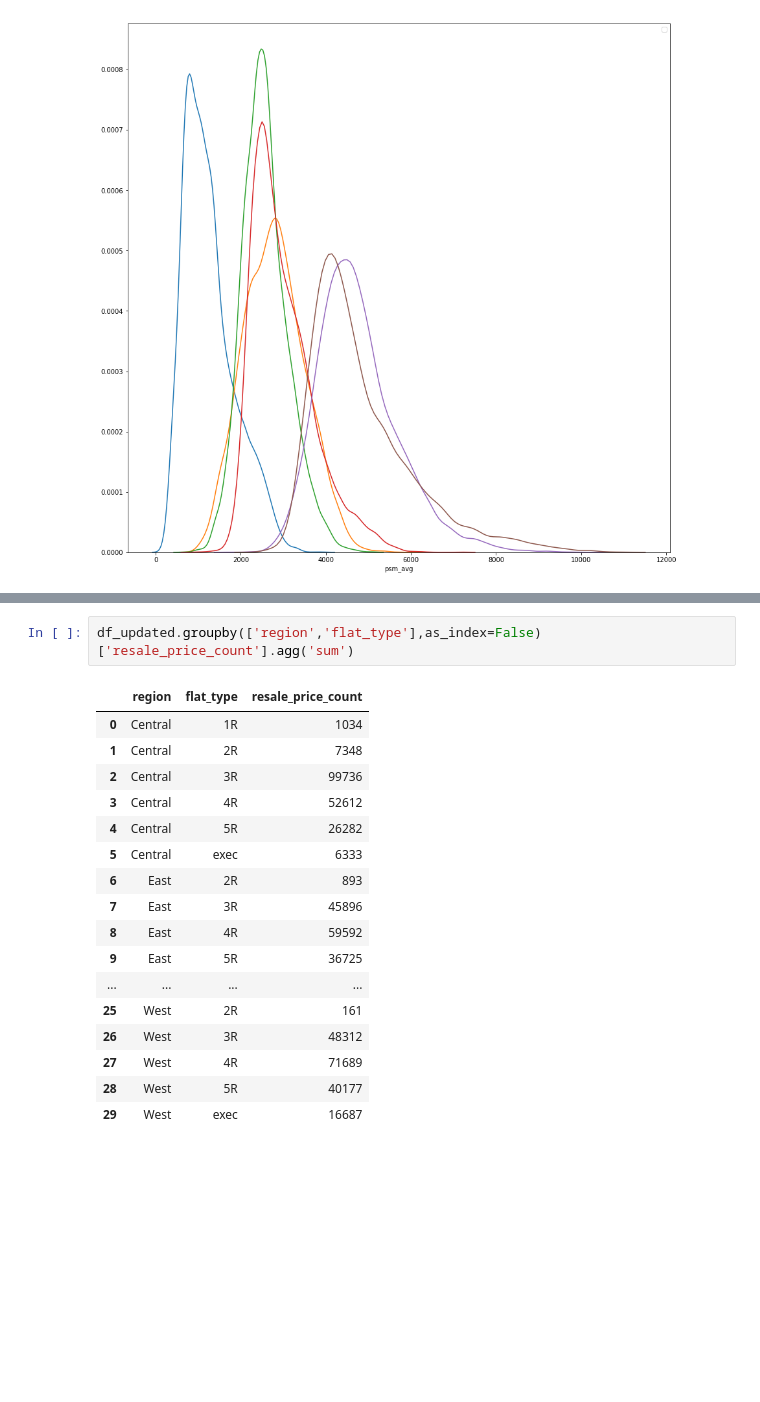
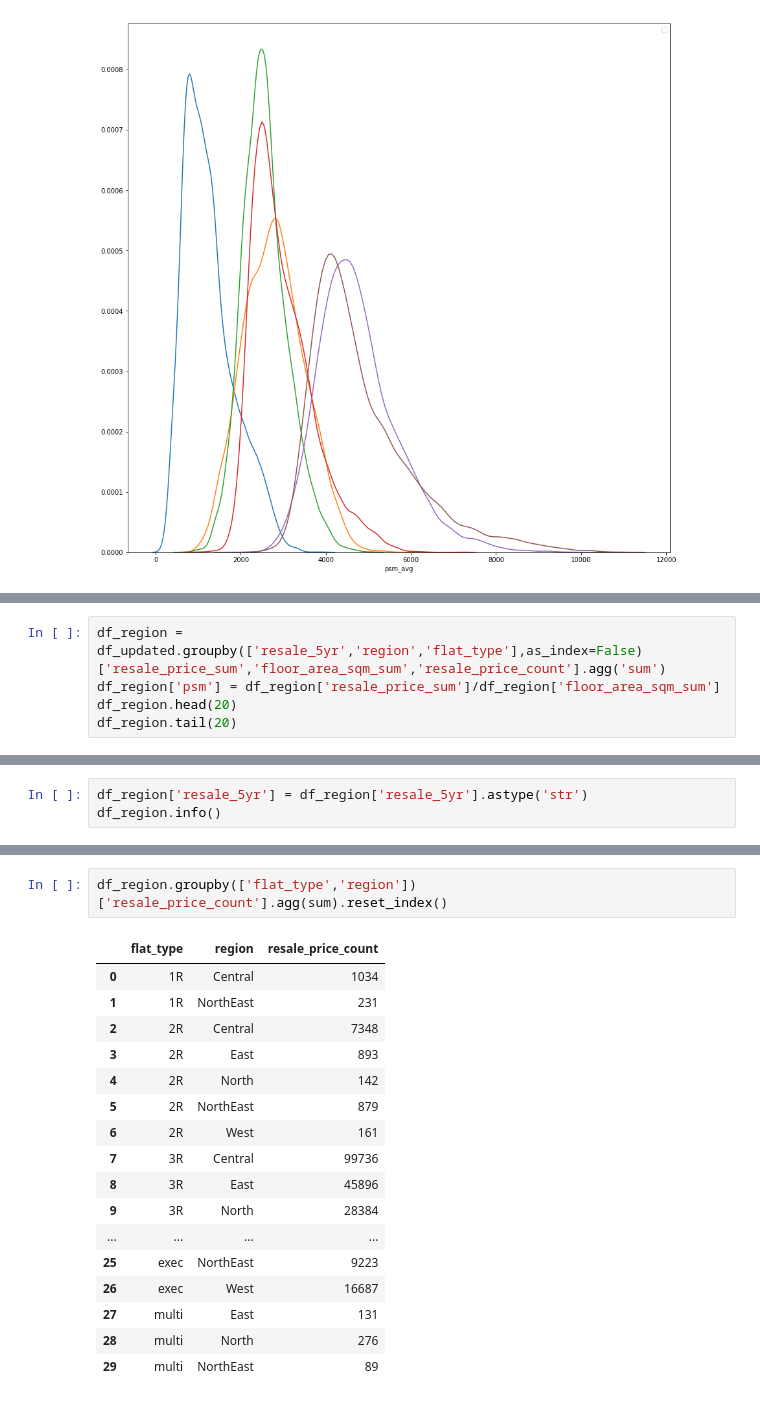
Before and after one commit to ravi-gopalan/singapore_hdb_price_analysis, a Jupyter notebook: singapore_hdb_resale_transactions.ipynb, the cells around one changed output, grey strips where cells are left out. Cells and saved outputs as stored; diff of their text form; blank space fills up the shorter version.

```diff
--- a/singapore_hdb_resale_transactions.ipynb
+++ b/singapore_hdb_resale_transactions.ipynb
@@ -1211,3 +1211,8 @@ df_updated.head()
 | 2 | Central | BUKIT MERAH | 1R | Improved | (1989, 1999] | (1989, 1994] | 1990 | 1990-04-01 | ... |
 | 3 | Central | BUKIT MERAH | 1R | Improved | (1989, 1999] | (1989, 1994] | 1990 | 1990-05-01 | ... |
 | 4 | Central | BUKIT MERAH | 1R | Improved | (1989, 1999] | (1989, 1994] | 1990 | 1990-06-01 | ... |
+# %%
+df_region = df_updated.groupby(['resale_5yr','region','flat_type'],as_index=False)['resale_price_sum','floor_area_sqm_sum','resale_price_count'].agg('sum')
+df_region['psm'] = df_region['resale_price_sum']/df_region['floor_area_sqm_sum']
+df_region.head(20)
+df_region.tail(20)
@@ -1213,0 +1269,3 @@ df_updated.head()
+# %%
+df_region['resale_5yr'] = df_region['resale_5yr'].astype('str')
+df_region.info()
@@ -1214,20 +1298,20 @@ df_updated.head()
 # %%
-df_updated.groupby(['region','flat_type'],as_index=False)['resale_price_count'].agg('sum')
+df_region.groupby(['flat_type','region'])['resale_price_count'].agg(sum).reset_index()
 # %% [output]
-|  | region | flat_type | resale_price_count |
-| 0 | Central | 1R | 1034 |
-| 1 | Central | 2R | 7348 |
-| 2 | Central | 3R | 99736 |
-| 3 | Central | 4R | 52612 |
-| 4 | Central | 5R | 26282 |
-| 5 | Central | exec | 6333 |
-| 6 | East | 2R | 893 |
-| 7 | East | 3R | 45896 |
-| 8 | East | 4R | 59592 |
-| 9 | East | 5R | 36725 |
+|  | flat_type | region | resale_price_count |
+| 0 | 1R | Central | 1034 |
+| 1 | 1R | NorthEast | 231 |
+| 2 | 2R | Central | 7348 |
+| 3 | 2R | East | 893 |
+| 4 | 2R | North | 142 |
+| 5 | 2R | NorthEast | 879 |
+| 6 | 2R | West | 161 |
+| 7 | 3R | Central | 99736 |
+| 8 | 3R | East | 45896 |
+| 9 | 3R | North | 28384 |
 | ... | ... | ... | ... |
-| 25 | West | 2R | 161 |
-| 26 | West | 3R | 48312 |
-| 27 | West | 4R | 71689 |
-| 28 | West | 5R | 40177 |
-| 29 | West | exec | 16687 |
+| 25 | exec | NorthEast | 9223 |
+| 26 | exec | West | 16687 |
+| 27 | multi | East | 131 |
+| 28 | multi | North | 276 |
+| 29 | multi | NorthEast | 89 |
```
Also changed, not shown: parts of 10 cells of this notebook.
